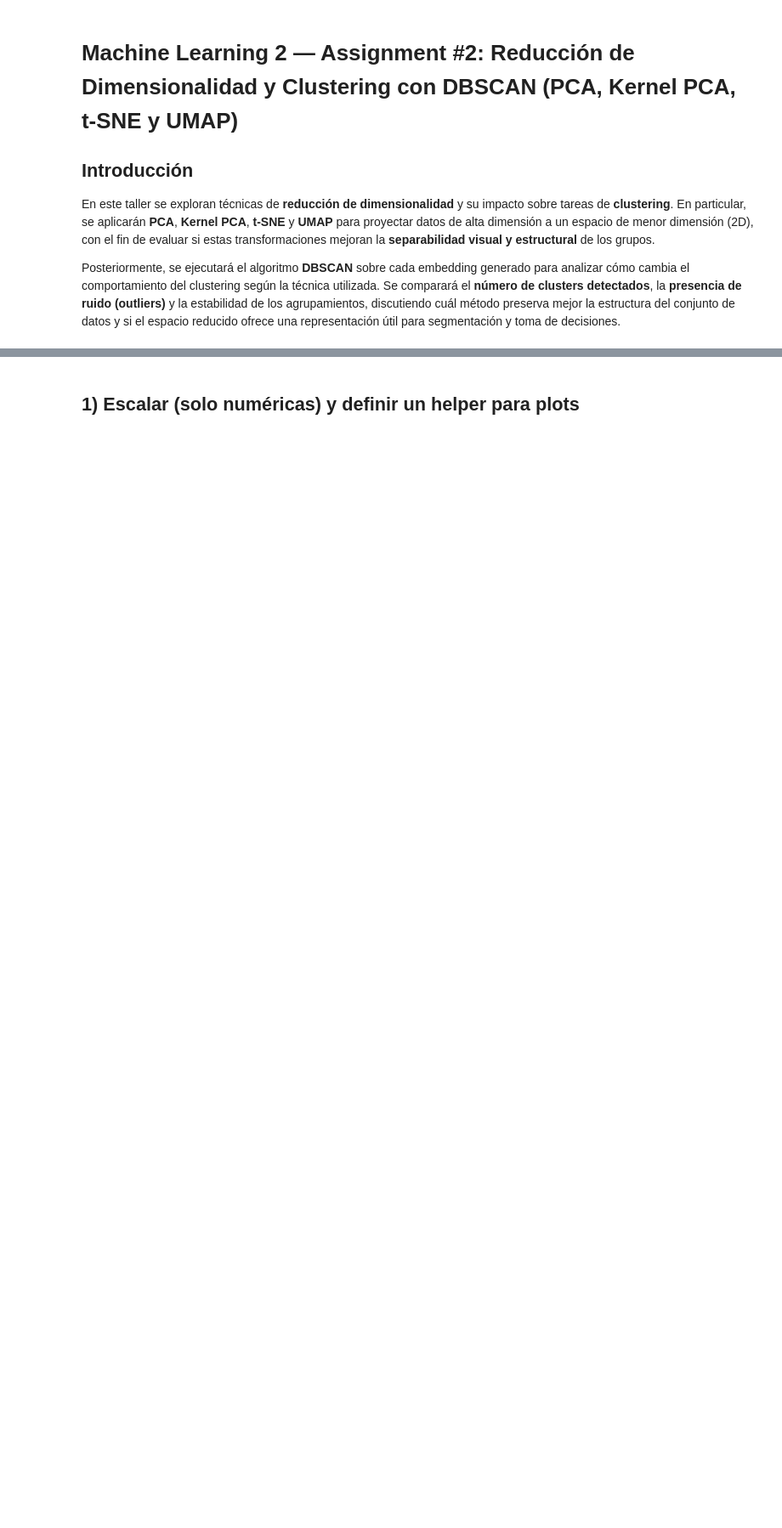
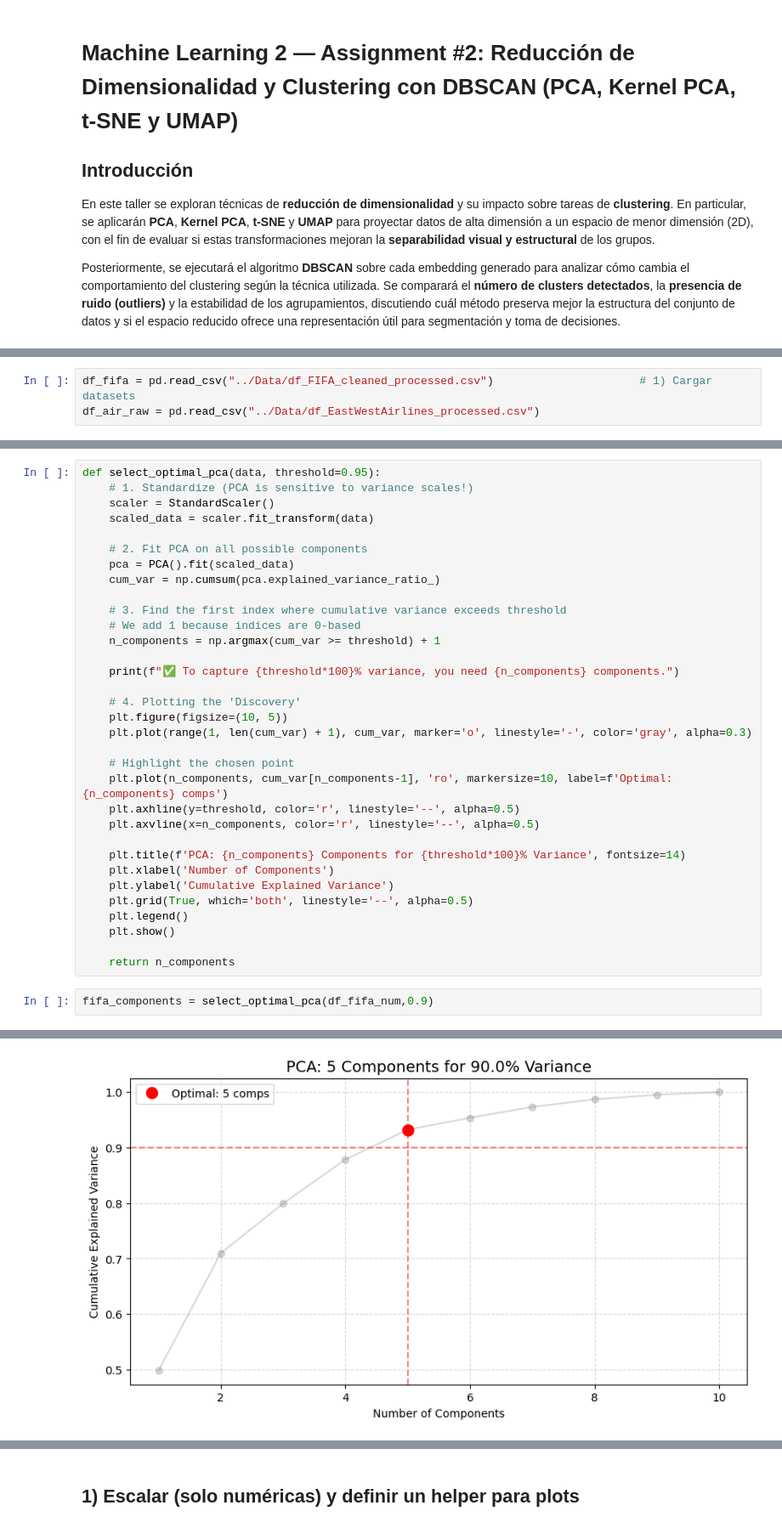
Before and after one commit to OFFICIAL-SBC/ML-K_Means-GMM, a Jupyter notebook: Taller-2/Taller - 2.ipynb, the cells around one changed output, grey strips where cells are left out. Shown at 85% size. Saved outputs shown, nothing was run; the diff lists cells and outputs as text; blank space fills up the shorter version.

```diff
--- a/Taller-2/Taller - 2.ipynb
+++ b/Taller-2/Taller - 2.ipynb
@@ -47,0 +24,3 @@ Airlines num shape: (3999, 10)
+# %%
+df_fifa = pd.read_csv("../Data/df_FIFA_cleaned_processed.csv")                      # 1) Cargar datasets
+df_air_raw = pd.read_csv("../Data/df_EastWestAirlines_processed.csv")
@@ -47,0 +78,36 @@ Airlines num shape: (3999, 10)
+# %%
+def select_optimal_pca(data, threshold=0.95):
+    # 1. Standardize (PCA is sensitive to variance scales!)
+    scaler = StandardScaler()
+    scaled_data = scaler.fit_transform(data)
+
+    # 2. Fit PCA on all possible components
+    pca = PCA().fit(scaled_data)
+    cum_var = np.cumsum(pca.explained_variance_ratio_)
+
+    # 3. Find the first index where cumulative variance exceeds threshold
+    # We add 1 because indices are 0-based
+    n_components = np.argmax(cum_var >= threshold) + 1
+
+    print(f"✅ To capture {threshold*100}% variance, you need {n_components} components.")
+
+    # 4. Plotting the 'Discovery'
+    plt.figure(figsize=(10, 5))
+    plt.plot(range(1, len(cum_var) + 1), cum_var, marker='o', linestyle='-', color='gray', alpha=0.3)
+
+    # Highlight the chosen point
+    plt.plot(n_components, cum_var[n_components-1], 'ro', markersize=10, label=f'Optimal: {n_components} comps')
+    plt.axhline(y=threshold, color='r', linestyle='--', alpha=0.5)
+    plt.axvline(x=n_components, color='r', linestyle='--', alpha=0.5)
+
+    plt.title(f'PCA: {n_components} Components for {threshold*100}% Variance', fontsize=14)
+    plt.xlabel('Number of Components')
+    plt.ylabel('Cumulative Explained Variance')
+    plt.grid(True, which='both', linestyle='--', alpha=0.5)
+    plt.legend()
+    plt.show()
+
+    return n_components
+# %%
+fifa_components = select_optimal_pca(df_fifa_num,0.9)
+# %% [output]
@@ -47,0 +119 @@ Airlines num shape: (3999, 10)
+[figure, added]
```
Also changed, not shown: parts of 35 cells of this notebook, 9 other files.
